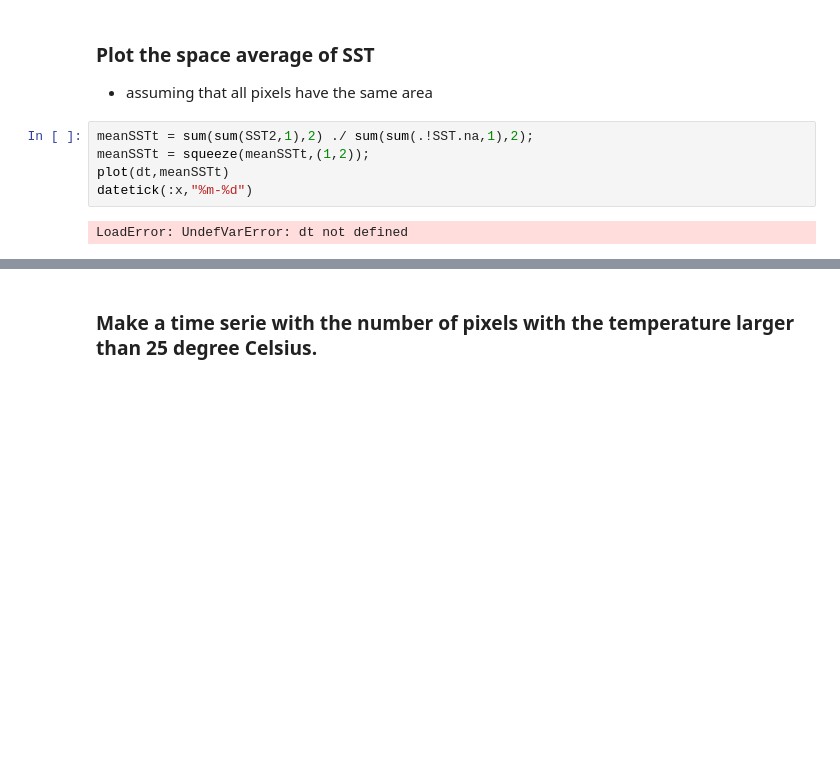
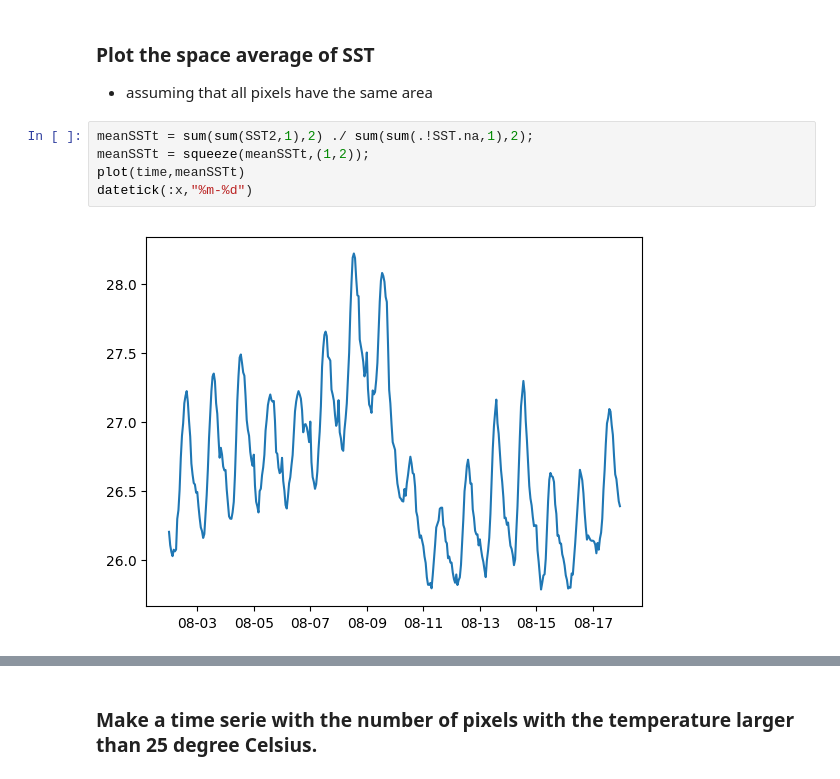
Before and after one commit to Alexander-Barth/JuliaTutorial, a Jupyter notebook: Julia Tutorial of Data Analysis in Oceanography.ipynb, the cells around one changed output, grey strips where cells are left out. Cells and saved outputs as stored; diff of their text form; blank space fills up the shorter version.

```diff
--- a/Julia Tutorial of Data Analysis in Oceanography.ipynb
+++ b/Julia Tutorial of Data Analysis in Oceanography.ipynb
@@ -1129,10 +1130,10 @@ PyObject <matplotlib.colorbar.Colorbar object at 0x...>
 # %%
 meanSSTt = sum(sum(SST2,1),2) ./ sum(sum(.!SST.na,1),2);
 meanSSTt = squeeze(meanSSTt,(1,2));
-plot(dt,meanSSTt)
+plot(time,meanSSTt)
 datetick(:x,"%m-%d")
 # %% [output]
-LoadError: UndefVarError: dt not defined
+[figure, added]
 # %%
 meanSSTt2 = mean(mean(SST,1,skipna=true),2,skipna=true)
 meanSSTt2 = squeeze(meanSSTt2,(1,2));
```
Also changed, not shown: parts of 6 cells of this notebook.
